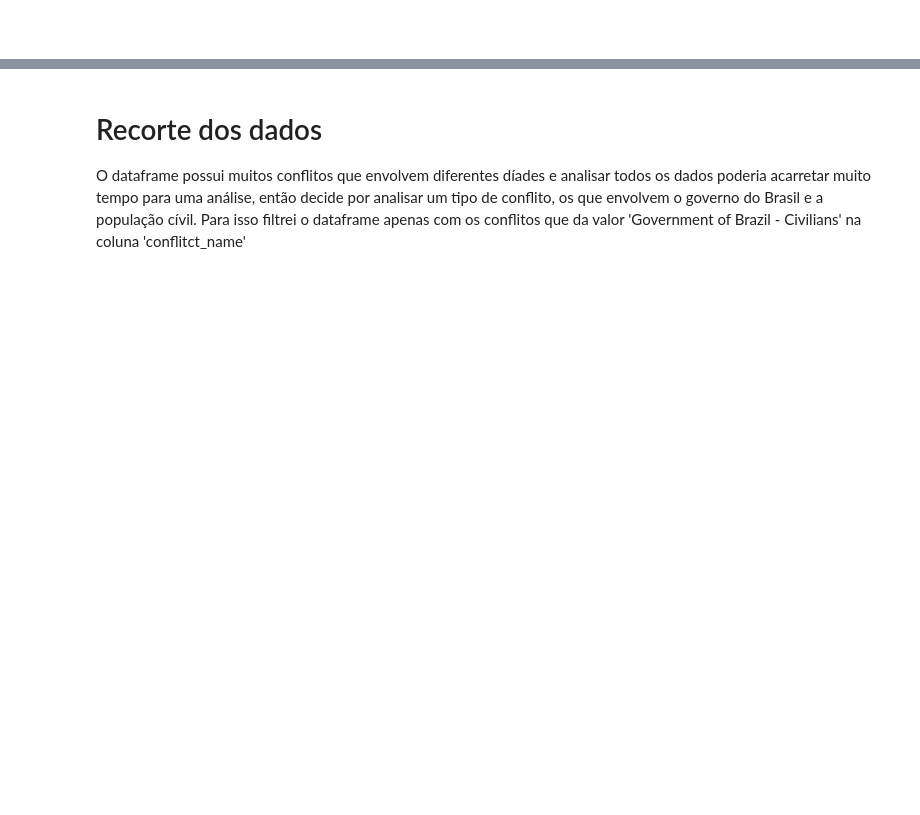
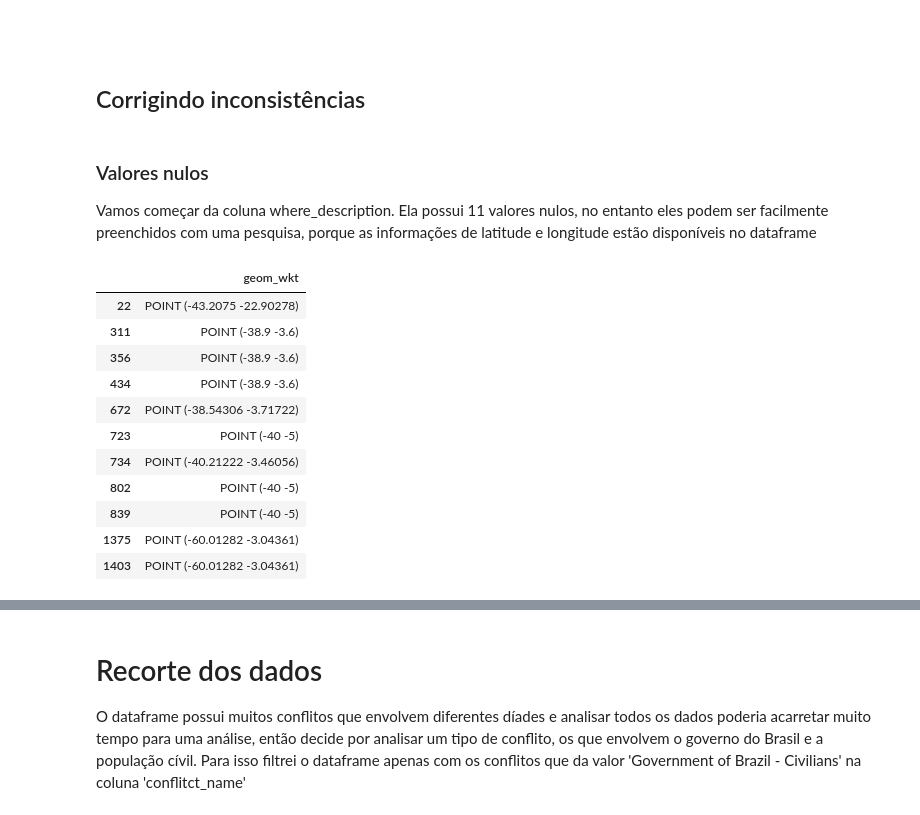
Before and after one commit to AlvaroSampaio/Brazilian-Lethal-violence, a Jupyter notebook: 01EDA.ipynb, the cells around one changed output, grey strips where cells are left out. Cells and saved outputs as stored; diff of their text form; code cells hidden in the pictures; blank space fills up the shorter version.

```diff
--- a/01EDA.ipynb
+++ b/01EDA.ipynb
@@ -152,2 +177,22 @@ Name: count, dtype: int64
 # %% [markdown]
 ##
+# %% [markdown]
+## Corrigindo inconsistências
+# %% [markdown]
+### Valores nulos
+Vamos começar da coluna where_description. Ela possui 11 valores nulos, no entanto eles podem ser facilmente preenchidos com uma pesquisa, porque as informações de latitude e longitude estão disponíveis no dataframe
+# %%
+df[df['where_description'].isnull()][['geom_wkt']]
+# %% [output]
+|  | geom_wkt |
+| 22 | POINT (-43.2075 -22.90278) |
+| 311 | POINT (-38.9 -3.6) |
+| 356 | POINT (-38.9 -3.6) |
+| 434 | POINT (-38.9 -3.6) |
+| 672 | POINT (-38.54306 -3.71722) |
+| 723 | POINT (-40 -5) |
+| 734 | POINT (-40.21222 -3.46056) |
+| 802 | POINT (-40 -5) |
+| 839 | POINT (-40 -5) |
+| 1375 | POINT (-60.01282 -3.04361) |
+| 1403 | POINT (-60.01282 -3.04361) |
```
Also changed, not shown: parts of 17 cells of this notebook.
